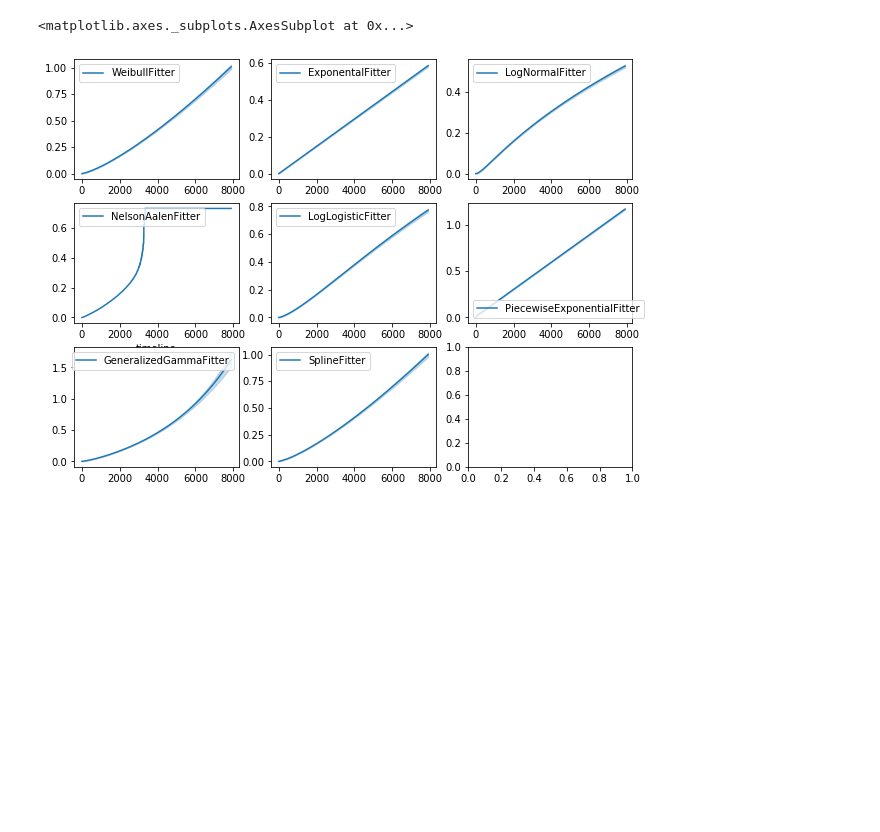
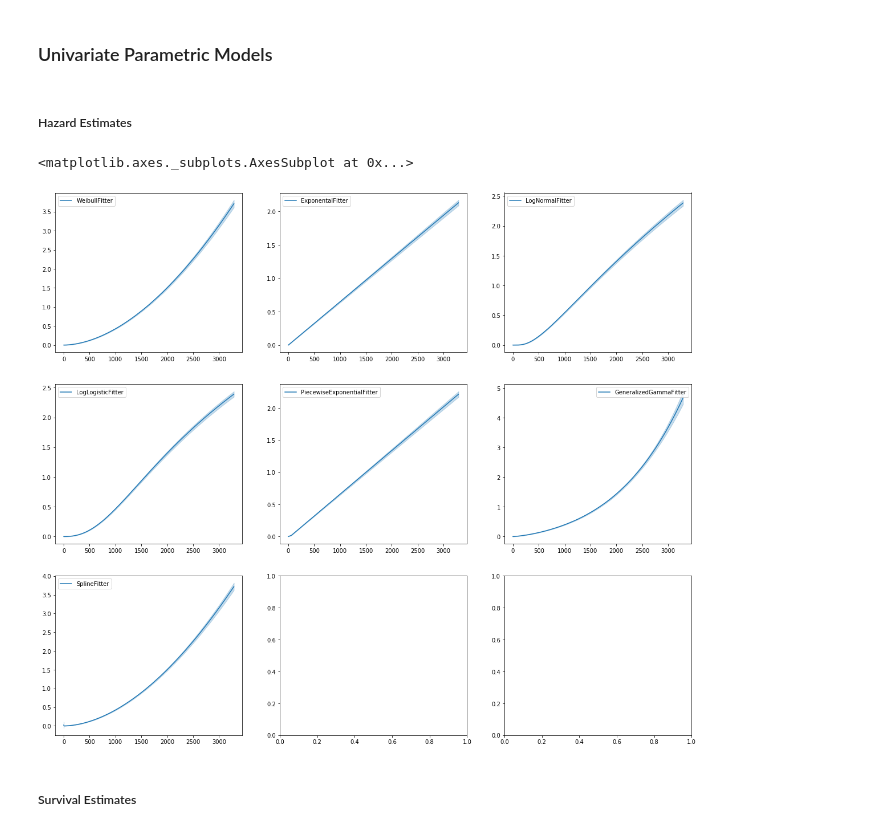
Before and after one commit to wilson-diaz/HCUP-Survival, a Jupyter notebook: SurvivalModels.ipynb, the cells around one changed output. Saved outputs shown, nothing was run; the diff lists cells and outputs as text; code cells hidden in the pictures; blank space fills up the shorter version.

```diff
--- a/SurvivalModels.ipynb
+++ b/SurvivalModels.ipynb
@@ -6,6 +6,5 @@ import lifelines as lf
 import sklearn as sk
 # %%
 # let's get our data
-data = pd.read_csv('clean/afib_425_2_clean.csv')
+data = pd.read_csv('clean/afib_434_4_clean.csv')
 data.describe()
-T, E = data['duration'], data['event']
@@ -12,24 +54,28 @@ T, E = data['duration'], data['event']
+# %% [markdown]
+### Univariate Parametric Models
+# %% [markdown]
+##### Hazard Estimates
 # %%
-fig, axes = plt.subplots(3, 3, figsize=(10, 7.5))
+fig, axes = plt.subplots(3, 3, figsize=(20, 17.5))
 
 wbf = lf.WeibullFitter().fit(T, E, label='WeibullFitter')
 exf = lf.ExponentialFitter().fit(T, E, label='ExponentalFitter')
 lnf = lf.LogNormalFitter().fit(T, E, label='LogNormalFitter')
-naf = lf.NelsonAalenFitter().fit(T, E, label='NelsonAalenFitter')
 llf = lf.LogLogisticFitter().fit(T, E, label='LogLogisticFitter')
 pwf = lf.PiecewiseExponentialFitter([40, 60]).fit(T, E, label='PiecewiseExponentialFitter')
 gg = lf.GeneralizedGammaFitter().fit(T, E, label='GeneralizedGammaFitter')
 spf = lf.SplineFitter([6, 20, 40, 75]).fit(T, E, label='SplineFitter')
 
 wbf.plot_cumulative_hazard(ax=axes[0][0])
 exf.plot_cumulative_hazard(ax=axes[0][1])
 lnf.plot_cumulative_hazard(ax=axes[0][2])
-naf.plot_cumulative_hazard(ax=axes[1][0])
-llf.plot_cumulative_hazard(ax=axes[1][1])
-pwf.plot_cumulative_hazard(ax=axes[1][2])
-gg.plot_cumulative_hazard(ax=axes[2][0])
-spf.plot_cumulative_hazard(ax=axes[2][1])
+llf.plot_cumulative_hazard(ax=axes[1][0])
+pwf.plot_cumulative_hazard(ax=axes[1][1])
+gg.plot_cumulative_hazard(ax=axes[1][2])
+spf.plot_cumulative_hazard(ax=axes[2][0])
 # %% [output]
 <matplotlib.axes._subplots.AxesSubplot at 0x...>
-[figure, old version]
+[figure, new version]
+# %% [markdown]
+##### Survival Estimates
 # %%
```
Also changed, not shown: parts of 19 cells of this notebook, 5 other files.
